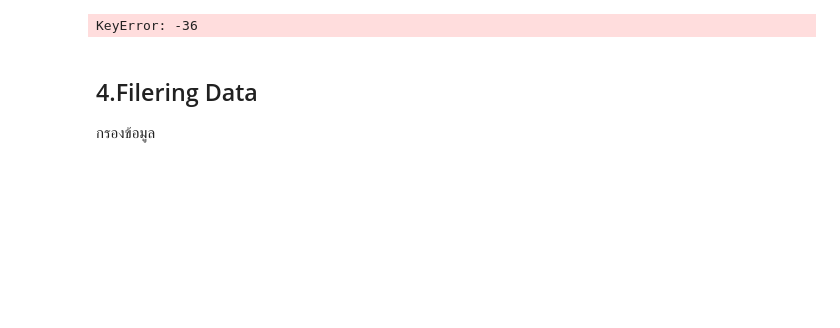
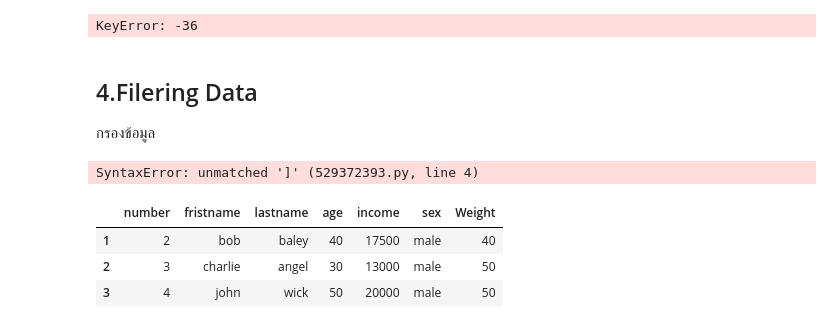
Before and after one commit to Peemai-Techit/DataMining, a Jupyter notebook: 3.Pandas/pandas_tutorial.ipynb, the cells around one changed output. Saved outputs shown, nothing was run; the diff lists cells and outputs as text; code cells hidden in the pictures; blank space fills up the shorter version.

```diff
--- a/3.Pandas/pandas_tutorial.ipynb
+++ b/3.Pandas/pandas_tutorial.ipynb
@@ -185,6 +185,60 @@ KeyError: -36
 กรองข้อมูล
 # %%
 # 1.Single condition / เงื่อนไขเดียว
-# ขอคนทำงาน CodingHours
+# กรองคนทำงาน CodingHours > 8
 
-2.
+high_coffee = coffee["ConingHours"]>8]
+high_coffee
+# %% [output]
+SyntaxError: unmatched ']' (529372393.py, line 4)
+# %%
+import pandas as pd
+data_sample = pd.read_excel("./datasets/data_simple.xlsx")
+data_sample
+
+# กรอง คนที่มีอายุมากกว่า10
+data_year_more_than_10 = data_sample['age']>10
+data_year_more_than_10
+# อยากได้เป็น dataframe dataFrame[]
+data_year_more_than_10 = data_sample[data_sample["age"]>10 ]
+data_year_more_than_10
+
+# เพิ่ม Column ชื่อว่า Sex
+data_sample["sex"]=['Female', 'male', 'male', 'male', 'male', 'male']
+data_sample
+
+# เพิ่ม Column ชื่อว่า Weight
+data_sample["Weight"]=[30,40,50,50,50,50]
+data_sample
+
+# กรองคนที่มีน้ำหนักมากกว่า 40
+data_sample_weight_more_than_40 = data_sample["Weight"] > 40
+data_sample_weight_more_than_40
+
+# สร้าง dataFram ชื่อว่า data_sample_wieght_more_than_40
+data_sample_weight_more_than_40 = data_sample[data_sample["Weight"] > 40]
+data_sample_weight_more_than_40
+
+# กรองคนที่มีน้ำหนักมากกว่า 40 และขอคนที่อายุมากกว่า 10 () & ()
+(data_sample['Weight']>40) & (data_sample['age'] > 10)
+
+# dataFrame คนที่มี น้ำหนักมากกว่า 40 และ อายุมากกว่า 10 () ฿ ()
+data_sample_more_weigh_40_and_age_more_10 = data_sample[(data_sample['Weight']>40) & (data_sample['age'] > 10)]
+data_sample_more_weigh_40_and_age_more_10
+
+# กรองเพศชายอย่างเดียว
+data_sample["sex"] == 'male'
+data_sample["sex"] != 'male'
+
+# สร้าง DataFrame ชื่อว่า data_sample_male
+data_sample_female = data_sample[data_sample["sex"] != 'male']
+data_sample_female
+
+# DataFrame income น้อยกว่าหรีอเท่ากับ 30000 และ (&) น้ำหนักมากกว่าหรือเท่ากับ 30 หรือ(|) เพศชาย
+data_sample_income = data_sample[(data_sample["income"]<=30000)& (data_sample["Weight"]>30) & (data_sample['sex'])]
+data_sample_income
+# %% [output]
+|  | number | fristname | lastname | age | income | sex | Weight |
+| 1 | 2 | bob | baley | 40 | 17500 | male | 40 |
+| 2 | 3 | charlie | angel | 30 | 13000 | male | 50 |
+| 3 | 4 | john | wick | 50 | 20000 | male | 50 |
```
